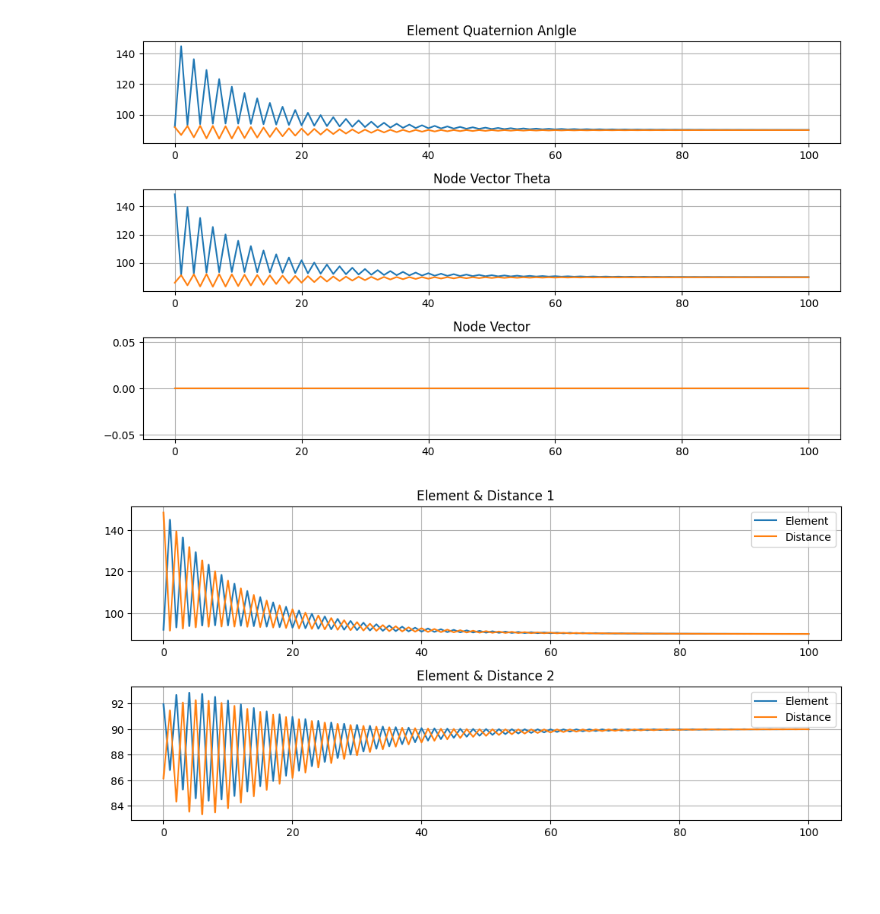
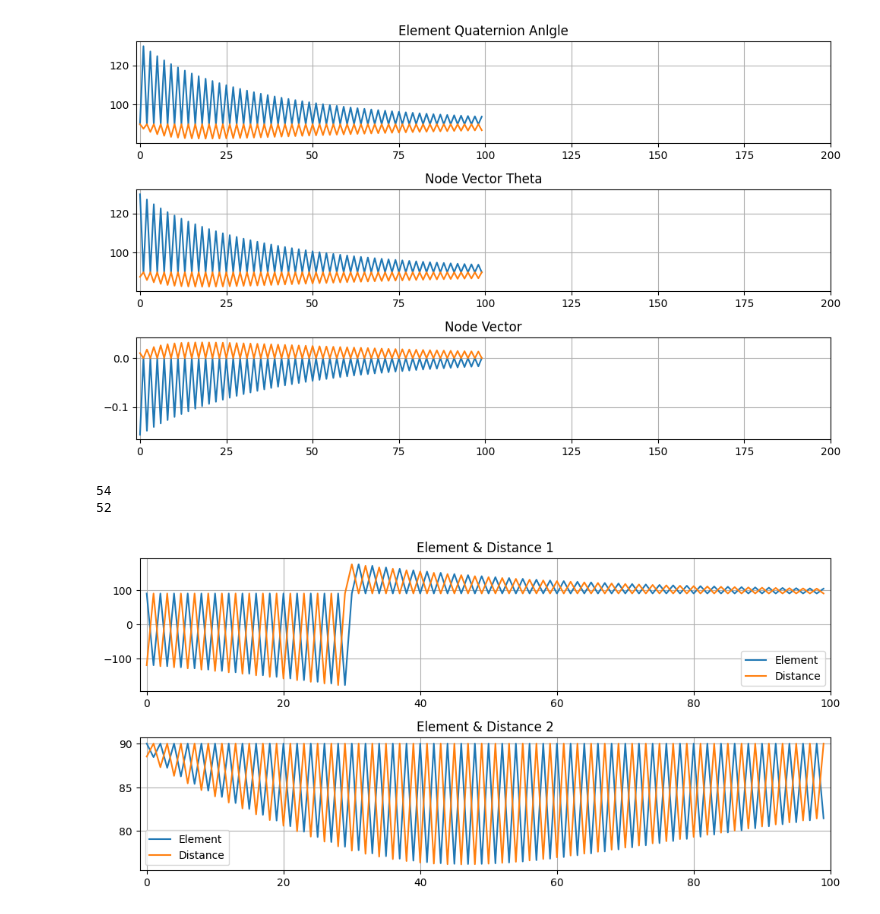
Before and after one commit to yang-si-hang/paper-2023, a Jupyter notebook: Test branch/PD/TestCoeerateLocalSolver.ipynb, the cells around one changed output. Cells and saved outputs as stored; diff of their text form; code cells hidden in the pictures; blank space fills up the shorter version.

```diff
--- a/Test branch/PD/TestCoeerateLocalSolver.ipynb
+++ b/Test branch/PD/TestCoeerateLocalSolver.ipynb
@@ -7,7 +7,10 @@ import matplotlib.pyplot as plt
 from matplotlib.gridspec import GridSpec
 # %%
 # 读取 .npz 文件
-data = np.load('DataWrite/local_solve_0.npz')
+# data = np.load('DataWrite/local_solve_0.npz')
+# data = np.load('DataWrite/local_solve_average_0.npz')
+# data = np.load('DataWrite/local_solve_nostretch_0.npz')
+data = np.load('DataWrite/local_solve_nostretch_new_0.npz')
 
 # 访问各个数组
 distance_vec1 = data['distance_vec1']
@@ -34,14 +37,15 @@ ax_distance_theta.plot(distance_theta2)
 ax_distance_theta.set_title('Node Vector Theta')
 
 ax_distance_vec = fig.add_subplot(gs[2])
-ax_distance_vec.plot(distance_vec1[:, 1])
-ax_distance_vec.plot(distance_vec2[:, 1])
+ax_distance_vec.plot(distance_vec1[:, 2])
+ax_distance_vec.plot(distance_vec2[:, 2])
 ax_distance_vec.set_title('Node Vector')
 
 axs = [ax_ele_theta, ax_distance_theta, ax_distance_vec]
 for ax in axs:
+    ax.set_xlim([-1, 200])
     ax.grid(True)
 
 plt.tight_layout()
 # %% [output]
-[figure, old version]
+[figure, new version]
@@ -48,24 +63,32 @@ plt.tight_layout()
+# %%
+epsilon = 1.e-2
+
+print(find_convergence_step(ele_quat_theta1, epsilon))
+print(find_convergence_step(ele_quat_theta2, epsilon))
+# %% [output]
+54
+52
 # %%
 fig = plt.figure(figsize=(10, 7), dpi=100)
 gs = GridSpec(3, 1, figure=fig)
 
 ax_ele_theta = fig.add_subplot(gs[0])
 ax_ele_theta.plot(ele_quat_theta1, label='Element')
 ax_ele_theta.plot(distance_theta1, label='Distance')
 ax_ele_theta.set_title('Element & Distance 1')
 
 ax_distance_theta = fig.add_subplot(gs[1])
 ax_distance_theta.plot(ele_quat_theta2, label='Element')
 ax_distance_theta.plot(distance_theta2, label='Distance')
 ax_distance_theta.set_title('Element & Distance 2')
 
 axs = [ax_ele_theta, ax_distance_theta]
 for ax in axs:
     # ax.ticklabel_format(axis='y', style='sci', scilimits=(-1, 1), useLocale=False, useMathText=True)
-    # ax.set_xlim([-1, 200])
+    ax.set_xlim([-1, 100])
     ax.legend()
     ax.grid(True)
 
 plt.tight_layout()
 # %% [output]
-[figure, old version]
+[figure, new version]
```
Also changed, not shown: parts of 1 cell of this notebook, 3 other files.
